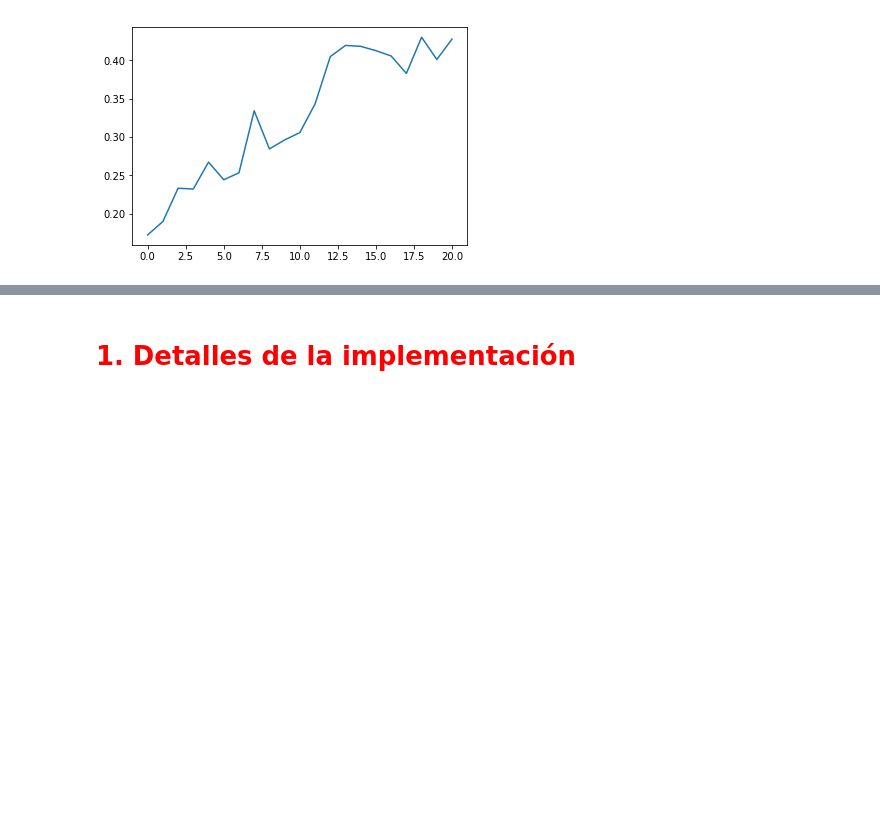
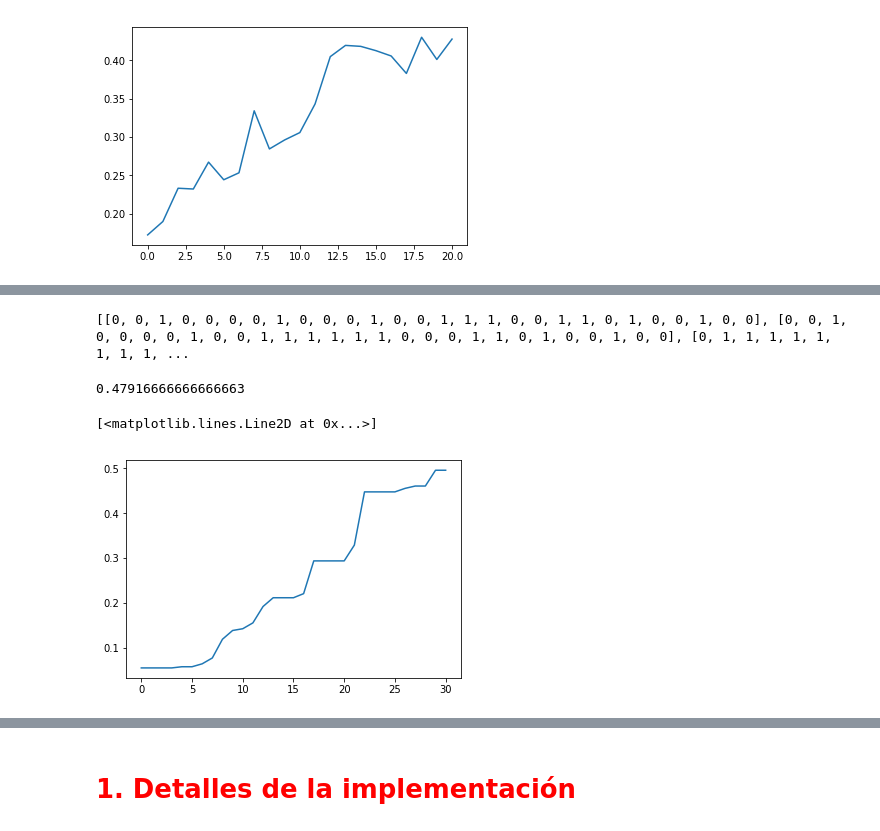
Before and after one commit to AlejandroSantorum/MachineLearning_Assignments, a Jupyter notebook: Assignment3/test_GA.ipynb, the cells around one changed output, grey strips where cells are left out. Cells and saved outputs as stored; diff of their text form; code cells hidden in the pictures; blank space fills up the shorter version.

Commit message:
tested titanic using NB and tic-tac-toe using GeneticAlgorithm

```diff
--- a/Assignment3/test_GA.ipynb
+++ b/Assignment3/test_GA.ipynb
@@ -297,0 +340,10 @@ plt.plot(range(ntimes), ga.mean_fitness_evol)
+# %%
+ga = Clasificador.AlgoritmoGenetico(
+        n_population=20,
+        max_rules=7,
+        nepochs=30,
+        cross_prob=0.7,
+        bitflip_prob=1/20,
+        add_rule_prob=0.3,
+        elite_perc=0.05
+)
@@ -297,0 +352,4 @@ plt.plot(range(ntimes), ga.mean_fitness_evol)
+# %%
+print(ga.best_solution)
+# %% [output]
+[[0, 0, 1, 0, 0, 0, 0, 1, 0, 0, 0, 1, 0, 0, 1, 1, 1, 0, 0, 1, 1, 0, 1, 0, 0, 1, 0, 0], [0, 0, 1, 0, 0, 0, 0, 1, 0, 0, 1, 1, 1, 1, 1, 1, 0, 0, 0, 1, 1, 0, 1, 0, 0, 1, 0, 0], [0, 1, 1, 1, 1, 1, 1, 1, 1, ...
@@ -297,0 +358,11 @@ plt.plot(range(ntimes), ga.mean_fitness_evol)
+# %%
+clasificador.error(pred, datostest[:,-1])
+# %% [output]
+0.47916666666666663
+# %%
+ntimes = len(ga.best_fitness_evol)
+
+plt.plot(range(ntimes), ga.best_fitness_evol)
+# %% [output]
+[<matplotlib.lines.Line2D at 0x...>]
+[figure, added]
```
Also changed, not shown: parts of 8 cells of this notebook.
